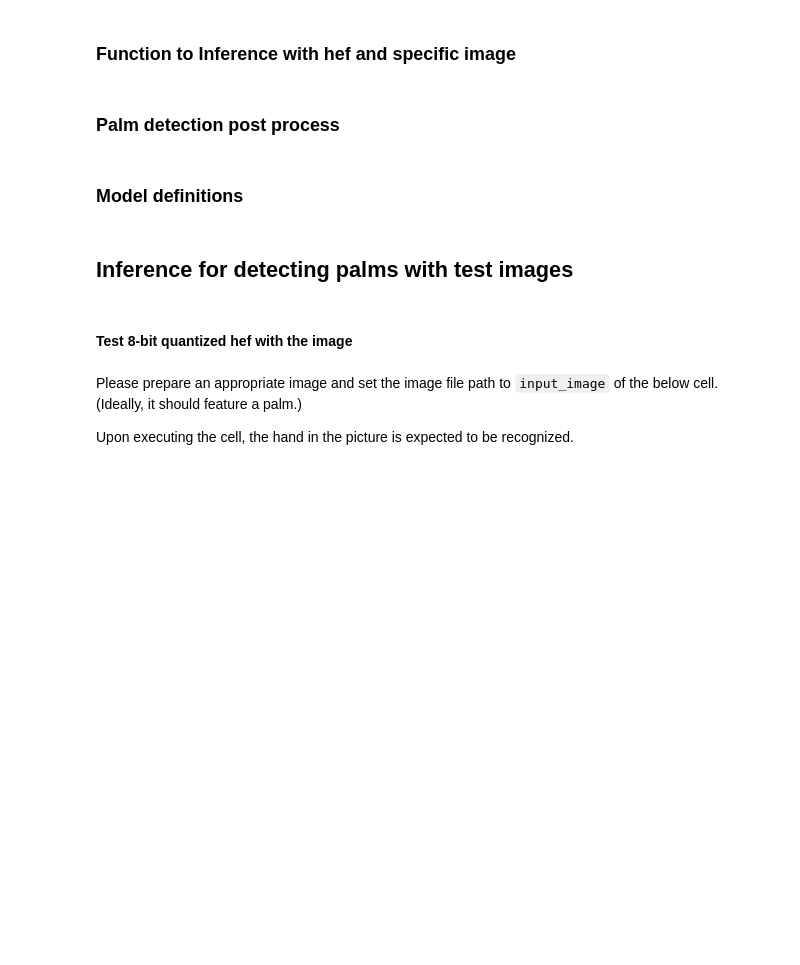
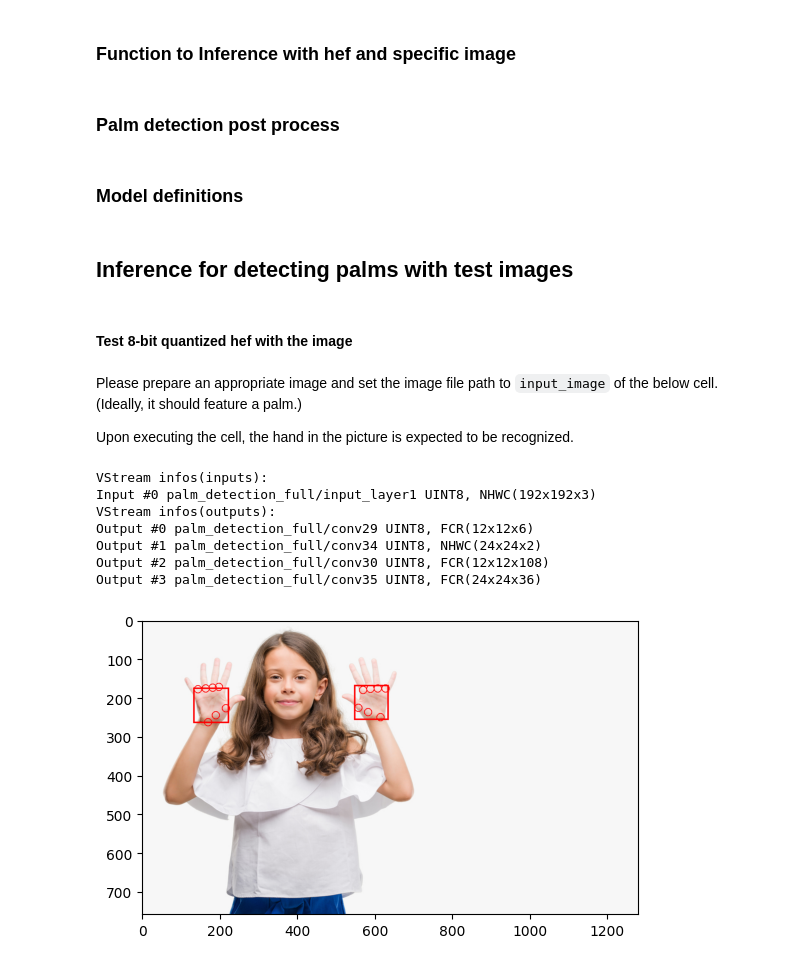
Before and after one commit to SangatsuUsagi/hailo_inference_pipeline, a Jupyter notebook: notebook/palm_detection_full_inference.ipynb, the cells around one changed output. Cells and saved outputs as stored; diff of their text form; code cells hidden in the pictures; blank space fills up the shorter version.

```diff
--- a/notebook/palm_detection_full_inference.ipynb
+++ b/notebook/palm_detection_full_inference.ipynb
@@ -478,7 +550,7 @@ def format_and_print_vstream_info(vstream_infos, is_input=True):
         print(info)
 
         # Yield a tuple of name, shape, and format type for further processing
-        yield name, shape, fmt_type
+        yield name, shape, fmt_type, order
 
 
 def inference_with_single_image(hef_name, layer_name_u8, layer_name_u16, frame):
@@ -506,6 +578,7 @@ def inference_with_single_image(hef_name, layer_name_u8, layer_name_u16, frame):
       shapes in the inputs are invalid.
     """
     input_shape = []
+    is_nms = False
 
     try:
         # Load the model using the provided network file path
@@ -520,7 +593,7 @@ def inference_with_single_image(hef_name, layer_name_u8, layer_name_u16, frame):
         print("VStream infos(inputs):")
 
         # Format and print input information for debugging purposes
-        for in_name, in_shape, _ in format_and_print_vstream_info(
+        for in_name, in_shape, _, _ in format_and_print_vstream_info(
             vstream_inputs, is_input=True
         ):
             if len(in_shape) < 2:
@@ -534,10 +607,11 @@ def inference_with_single_image(hef_name, layer_name_u8, layer_name_u16, frame):
         print("VStream infos(outputs):")
 
         # Categorize layers based on their output format and store their names
-        for out_name, _, out_format in format_and_print_vstream_info(
+        for out_name, _, out_format, out_order in format_and_print_vstream_info(
             vstream_outputs, is_input=False
         ):
-            pass
+            if out_order == FormatOrder.HAILO_NMS_BY_CLASS:
+                is_nms = True
 
         # Check input tensor is only one here
         if len(vstream_inputs) != 1:
@@ -550,7 +624,7 @@ def inference_with_single_image(hef_name, layer_name_u8, layer_name_u16, frame):
         is_async = False
         is_callback = False
         infer = InferPipeline(
-            hef_name, batch_size, is_async, is_callback, layer_name_u8, layer_name_u16
+            hef_name, batch_size, is_async, is_callback, is_nms, layer_name_u8, layer_name_u16
         )
 
         # Preprocess the frame by resizing and padding it according to input shape
@@ -571,7 +645,7 @@ def inference_with_single_image(hef_name, layer_name_u8, layer_name_u16, frame):
         if "infer" in locals():
             infer.close()
 
-    return outputs, scale, pad
+    return outputs, input_shape[0], scale, pad
 # %% [markdown]
 ### Palm detection post process
 # %%
@@ -1128,24 +1200,33 @@ Upon executing the cell, the hand in the picture is expected to be recognized.
 # %%
 # Typically, outputs are retrieved in the Float32 format and de-quantized by HailoRT.
 # However, if you need to extract outputs as INT8 or INT16, you can specify the layer name here.
 
 layer_name_u8 = []  # Layers that output float32 format tensors
 layer_name_u16 = []  # Layers that output uint16 format tensors
 
 # https://www.istockphoto.com/en/photo/brunette-hispanic-girl-showing-and-pointing-up-with-fingers-number-ten-while-smiling-gm1042593516-279105620
 input_image = "./iStock-1042593516.jpg"
 
 frame = Image.open(input_image)
 
 # Run inference from image
-outputs, scale1, pad1 = inference_with_single_image(f"../hefs/{model_name}.hef", layer_name_u8, layer_name_u16, frame)
+outputs, _, scale1, pad1 = inference_with_single_image(f"../hefs/{model_name}.hef", layer_name_u8, layer_name_u16, frame)
 
 # Post process and draw the results if palm is detected within the image
 if len(outputs) != 0:
     filtered_detections = postprocess(outputs, anchor_options, model_configs)
     image_output = draw_detections(frame, filtered_detections, scale1[0], pad1, model_configs)
 
     plt.imshow(image_output)
+# %% [output]
+VStream infos(inputs):
+Input #0 palm_detection_full/input_layer1 UINT8, NHWC(192x192x3)
+VStream infos(outputs):
+Output #0 palm_detection_full/conv29 UINT8, FCR(12x12x6)
+Output #1 palm_detection_full/conv34 UINT8, NHWC(24x24x2)
+Output #2 palm_detection_full/conv30 UINT8, FCR(12x12x108)
+Output #3 palm_detection_full/conv35 UINT8, FCR(24x24x36)
+[figure, added]
 # %%
 # Draw ROI
 if len(outputs) != 0:
```
Also changed, not shown: parts of 5 cells of this notebook, 15 other files.
